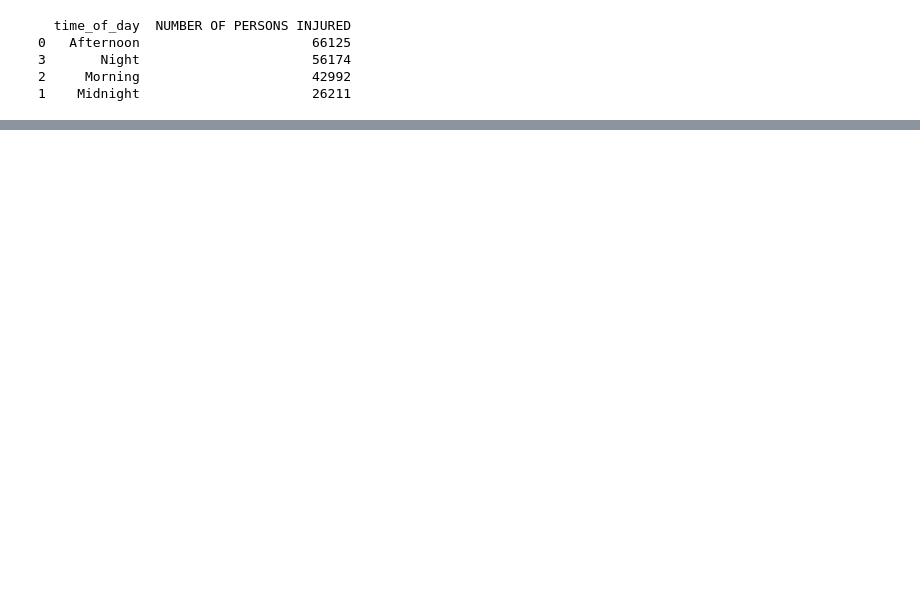
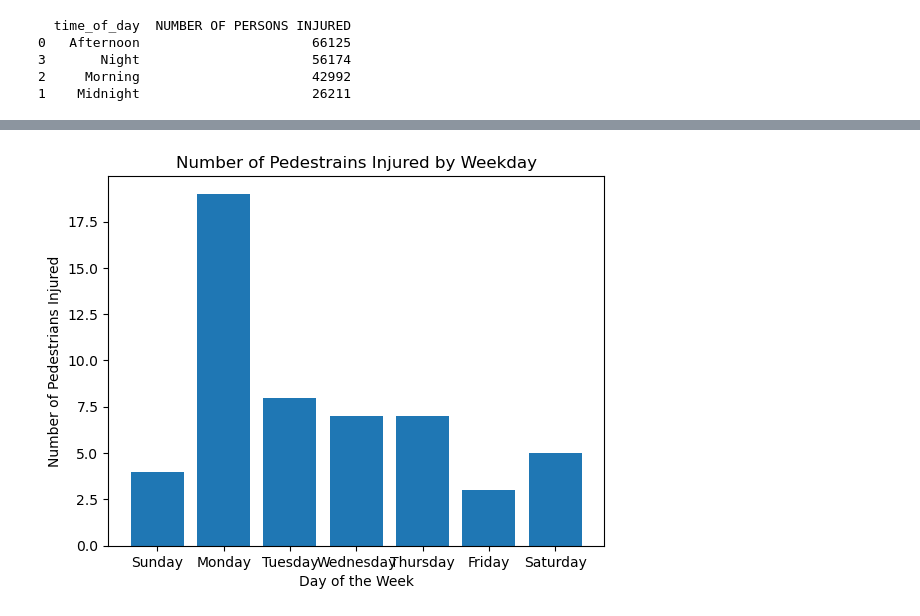
Before and after one commit to ayemaqu/Mod6_Project, a Jupyter notebook: notebooks/clean_data.ipynb, the cells around one changed output, grey strips where cells are left out. Saved outputs shown, nothing was run; the diff lists cells and outputs as text; code cells hidden in the pictures; blank space fills up the shorter version.

```diff
--- a/notebooks/clean_data.ipynb
+++ b/notebooks/clean_data.ipynb
@@ -27,10 +27,15 @@ boros = boros.to_crs('EPSG:4326')
 # Spatial join: assign borough to each crash point
 df = gpd.sjoin(gdf, boros[['BoroName', 'geometry']], how='left', predicate='within')
 
-df['CRASH DATE'] = pd.to_datetime(df['CRASH DATE'],format="%d/%m/%Y", errors='coerce')
-df['CRASH TIME'] = pd.to_datetime(df['CRASH TIME'], format='%H:%M').dt.hour
+# Fill missing boroughs for modeling
+df["BoroName"] = df["BoroName"].fillna("Unknown")
+
+# Reduce datetime to hour + weekday
+df["CRASH TIME"] = pd.to_datetime(df["CRASH TIME"], errors="coerce")
+df["hour"] = df["CRASH TIME"].dt.hour
+
+df["CRASH DATE"] = pd.to_datetime(df["CRASH DATE"], errors="coerce")
+df["weekday"] = df["CRASH DATE"].dt.day_name()
 
 nan_counts_per_column = df.isnull().sum()
-
-df.dtypes
 # %% [output]
@@ -63,11 +53,11 @@ print(df.groupby('BoroName')['NUMBER OF PERSONS INJURED'].sum().reset_index().so
 # %%
 df['time_of_day'] = 'Night'  # default
 # 1AM - 5AM
-df.loc[df['CRASH TIME'] < 6, 'time_of_day'] = 'Midnight'
+df.loc[df['hour'] < 6, 'time_of_day'] = 'Midnight'
 # 6AM - 11AM
-df.loc[(df['CRASH TIME'] >= 6) & (df['CRASH TIME'] < 12), 'time_of_day'] = 'Morning'
+df.loc[(df['hour'] >= 6) & (df['hour'] < 12), 'time_of_day'] = 'Morning'
 # 12PM - 6pm
-df.loc[(df['CRASH TIME'] >= 12) & (df['CRASH TIME'] < 18), 'time_of_day'] = 'Afternoon'
+df.loc[(df['hour'] >= 12) & (df['hour'] < 18), 'time_of_day'] = 'Afternoon'
 
 df['time_of_day']
 
@@ -109,3 +99,9 @@ fig = px.scatter(
 )
 fig.update_layout(xaxis_title="Hour of Day (0–23)")
 fig.show()
+# %%
+# Define Features
+features = ["BOROUGH", "hour", "weekday"]
+# Keep only rows with required fields
+df = df.dropna(subset=features)
+df
@@ -111,0 +122,15 @@ fig.show()
+# %%
+import matplotlib.pyplot as plt
+
+# Create the bar plot
+plt.bar(df['weekday'], df['NUMBER OF PEDESTRIANS INJURED'])
+
+# Add labels and title (optional but recommended)
+plt.xlabel('Day of the Week')
+plt.ylabel('Number of Pedestrians Injured')
+plt.title('Number of Pedestrains Injured by Weekday')
+
+# Display the plot
+plt.show()
+# %% [output]
+[figure, added]
```
Also changed, not shown: parts of 5 cells of this notebook, 7 other files.
